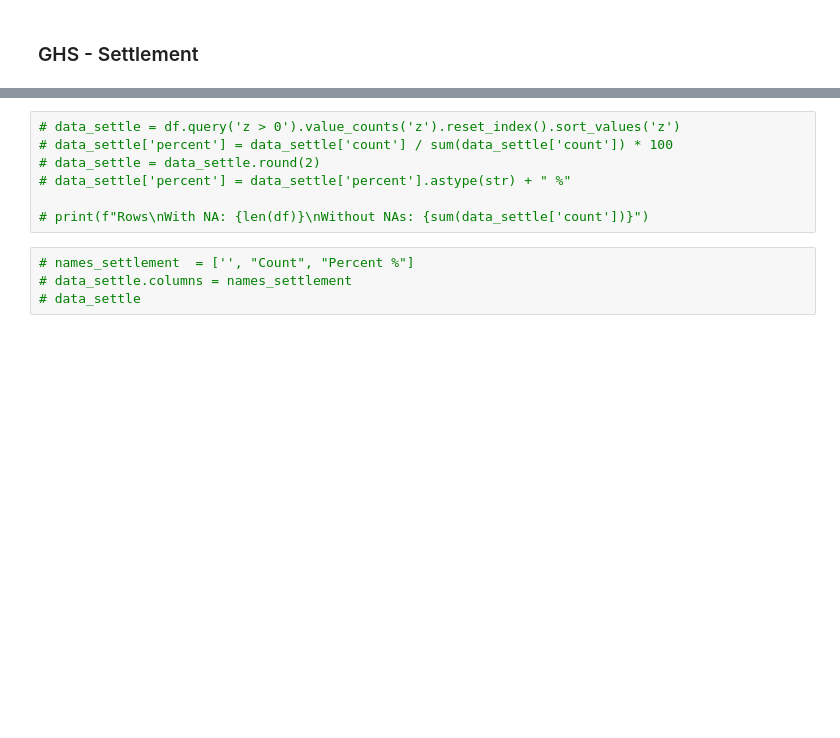
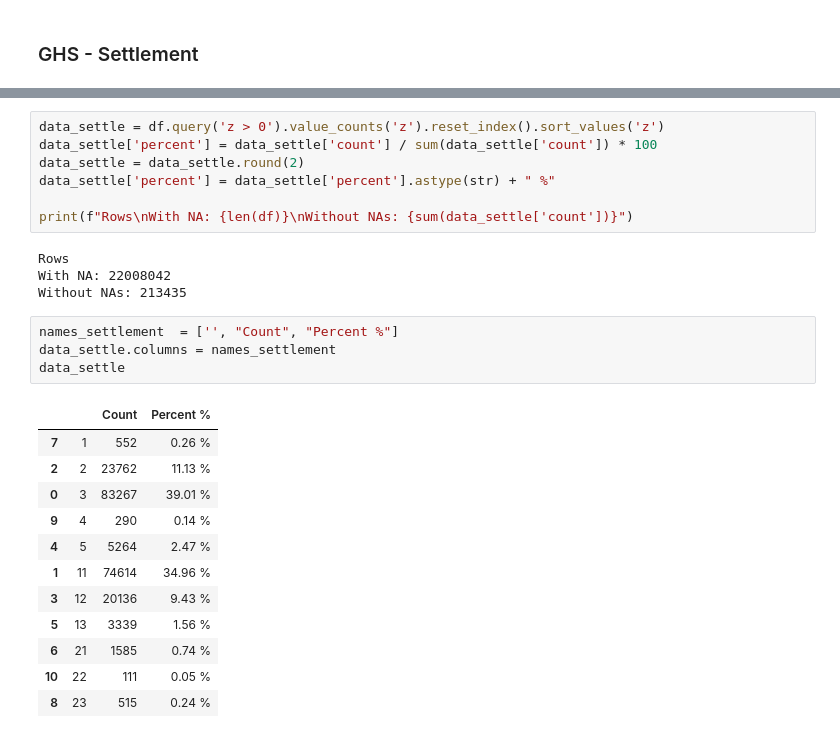
Before and after one commit to TJhon/python-raster-crop, a Jupyter notebook: tutorials/reference.ipynb, the cells around one changed output, grey strips where cells are left out. Saved outputs shown, nothing was run; the diff lists cells and outputs as text; blank space fills up the shorter version.

```diff
--- a/tutorials/reference.ipynb
+++ b/tutorials/reference.ipynb
@@ -1060,11 +1060,28 @@ save_plot("islamabad_download_speed")
 # %%
-# data_settle = df.query('z > 0').value_counts('z').reset_index().sort_values('z')
-# data_settle['percent'] = data_settle['count'] / sum(data_settle['count']) * 100
-# data_settle = data_settle.round(2)
-# data_settle['percent'] = data_settle['percent'].astype(str) + " %"
+data_settle = df.query('z > 0').value_counts('z').reset_index().sort_values('z')
+data_settle['percent'] = data_settle['count'] / sum(data_settle['count']) * 100
+data_settle = data_settle.round(2)
+data_settle['percent'] = data_settle['percent'].astype(str) + " %"
 
-# print(f"Rows\nWith NA: {len(df)}\nWithout NAs: {sum(data_settle['count'])}")
+print(f"Rows\nWith NA: {len(df)}\nWithout NAs: {sum(data_settle['count'])}")
+# %% [output]
+Rows
+With NA: 22008042
+Without NAs: 213435
 # %%
-# names_settlement  = ['', "Count", "Percent %"]
-# data_settle.columns = names_settlement
-# data_settle
+names_settlement  = ['', "Count", "Percent %"]
+data_settle.columns = names_settlement
+data_settle
+# %% [output]
+|  |  | Count | Percent % |
+| 7 | 1 | 552 | 0.26 % |
+| 2 | 2 | 23762 | 11.13 % |
+| 0 | 3 | 83267 | 39.01 % |
+| 9 | 4 | 290 | 0.14 % |
+| 4 | 5 | 5264 | 2.47 % |
+| 1 | 11 | 74614 | 34.96 % |
+| 3 | 12 | 20136 | 9.43 % |
+| 5 | 13 | 3339 | 1.56 % |
+| 6 | 21 | 1585 | 0.74 % |
+| 10 | 22 | 111 | 0.05 % |
+| 8 | 23 | 515 | 0.24 % |
```
Also changed, not shown: parts of 1 cell of this notebook, 1 other file.
